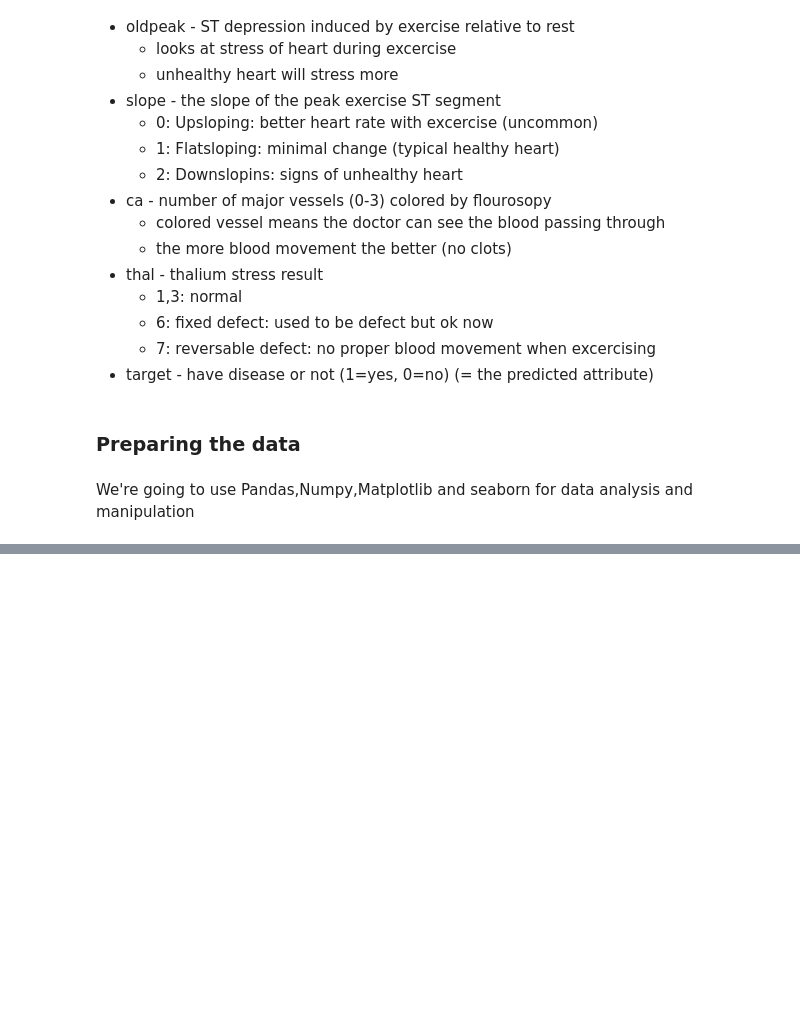
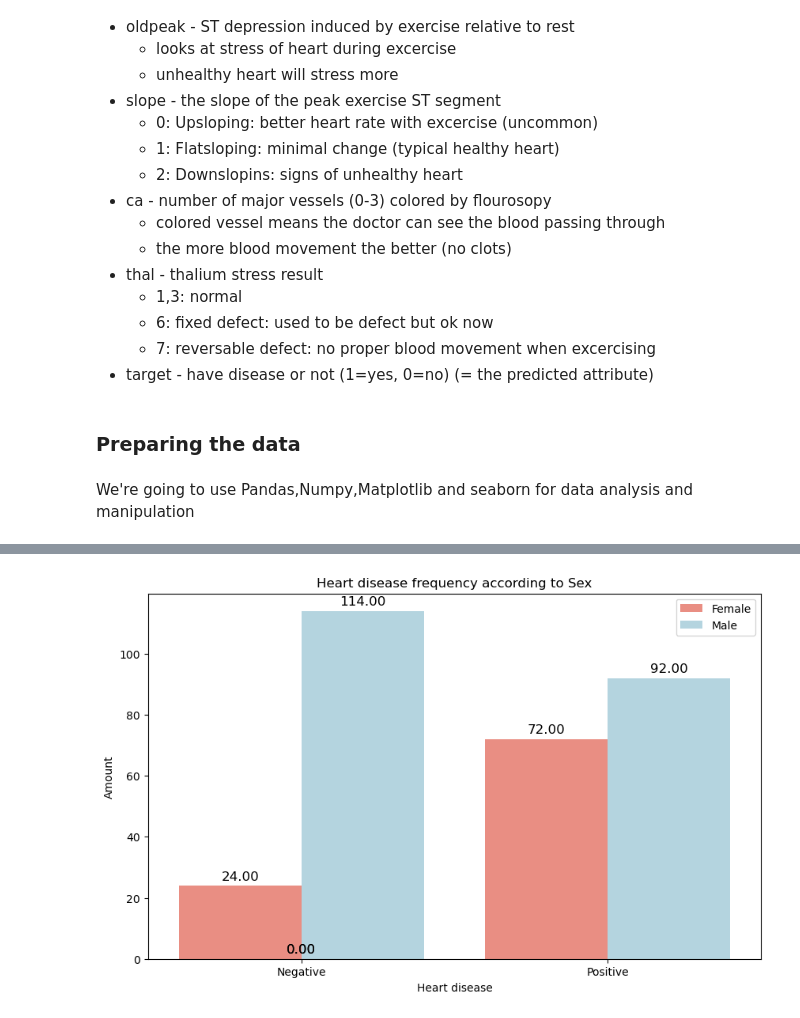
Before and after one commit to jamhus/ztm-course, a Jupyter notebook: heart-disease-project/heart-disease-project.ipynb, the cells around one changed output, grey strips where cells are left out. Saved outputs shown, nothing was run; the diff lists cells and outputs as text; code cells hidden in the pictures; blank space fills up the shorter version.

```diff
--- a/heart-disease-project/heart-disease-project.ipynb
+++ b/heart-disease-project/heart-disease-project.ipynb
@@ -102,0 +267,12 @@ Last updated: Tue Jul 23 02:02:15 2024
+# %%
+plt.figure(figsize=(10, 6))
+ax = sns.countplot(data=df, x='target', hue='sex', palette=['salmon', 'lightblue'])
+# show count above each bar
+annotate_bars(ax)
+plt.legend(labels = ['Female','Male']);
+plt.xlabel('Heart disease')
+plt.ylabel('Amount')
+plt.title('Heart disease frequency according to Sex');
+plt.xticks(ticks=[0,1],labels=['Negative','Positive']);
+# %% [output]
+[figure, added]
```
Also changed, not shown: parts of 81 cells of this notebook, 1 other file.
